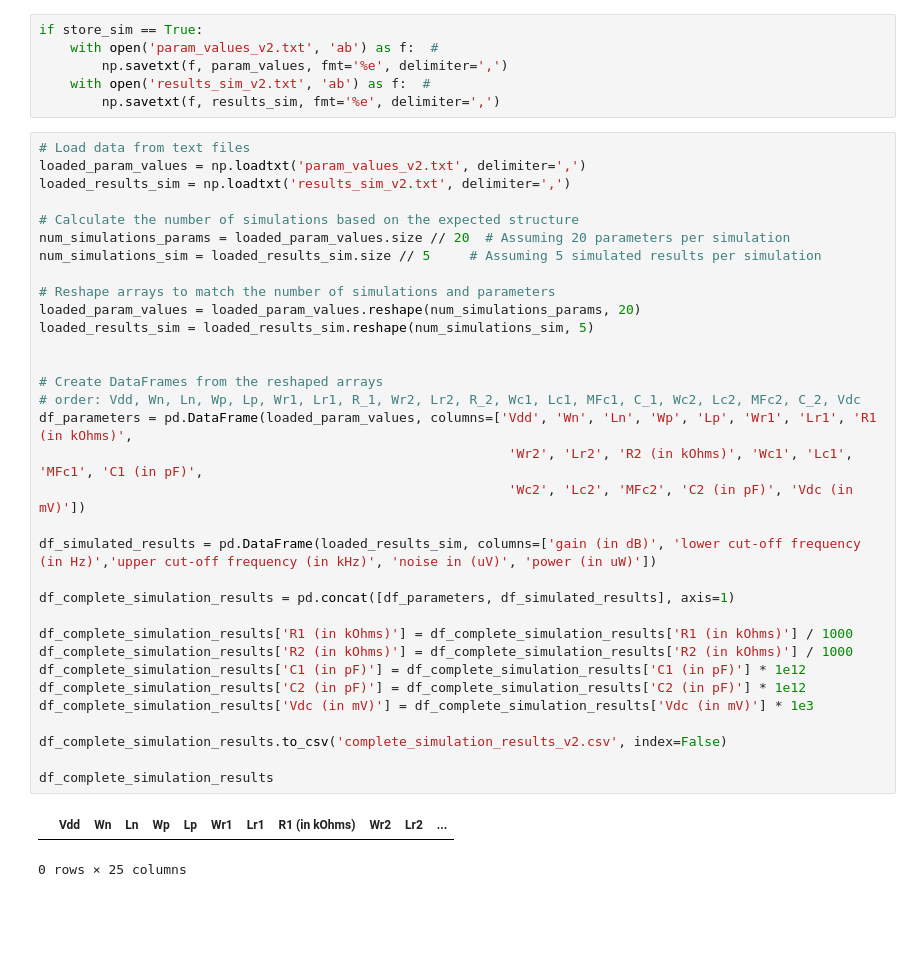
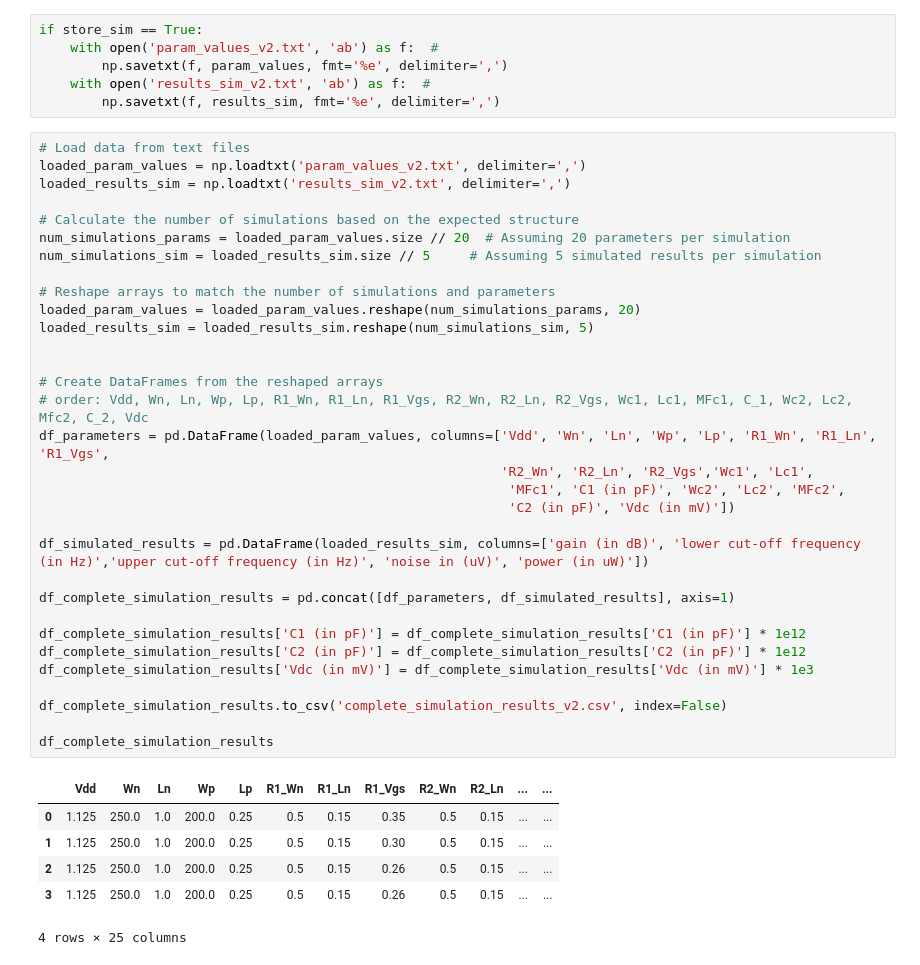
Before and after one commit to miguelcorrea0107/MA2_project, a Jupyter notebook: Amplifier_Inv/python_calc/v2/sim_results_v2.ipynb, the cells around one changed output. Cells and saved outputs as stored; diff of their text form; blank space fills up the shorter version.

```diff
--- a/Amplifier_Inv/python_calc/v2/sim_results_v2.ipynb
+++ b/Amplifier_Inv/python_calc/v2/sim_results_v2.ipynb
@@ -413,36 +426,39 @@ if store_sim == True:
 # %%
 # Load data from text files
 loaded_param_values = np.loadtxt('param_values_v2.txt', delimiter=',')
 loaded_results_sim = np.loadtxt('results_sim_v2.txt', delimiter=',')
 
 # Calculate the number of simulations based on the expected structure
 num_simulations_params = loaded_param_values.size // 20  # Assuming 20 parameters per simulation
 num_simulations_sim = loaded_results_sim.size // 5     # Assuming 5 simulated results per simulation
 
 # Reshape arrays to match the number of simulations and parameters
 loaded_param_values = loaded_param_values.reshape(num_simulations_params, 20)
 loaded_results_sim = loaded_results_sim.reshape(num_simulations_sim, 5)
 
 
 # Create DataFrames from the reshaped arrays
-# order: Vdd, Wn, Ln, Wp, Lp, Wr1, Lr1, R_1, Wr2, Lr2, R_2, Wc1, Lc1, MFc1, C_1, Wc2, Lc2, MFc2, C_2, Vdc
-df_parameters = pd.DataFrame(loaded_param_values, columns=['Vdd', 'Wn', 'Ln', 'Wp', 'Lp', 'Wr1', 'Lr1', 'R1 (in kOhms)',
-                                                            'Wr2', 'Lr2', 'R2 (in kOhms)', 'Wc1', 'Lc1', 'MFc1', 'C1 (in pF)',
-                                                            'Wc2', 'Lc2', 'MFc2', 'C2 (in pF)', 'Vdc (in mV)'])
+# order: Vdd, Wn, Ln, Wp, Lp, R1_Wn, R1_Ln, R1_Vgs, R2_Wn, R2_Ln, R2_Vgs, Wc1, Lc1, MFc1, C_1, Wc2, Lc2, Mfc2, C_2, Vdc
+df_parameters = pd.DataFrame(loaded_param_values, columns=['Vdd', 'Wn', 'Ln', 'Wp', 'Lp', 'R1_Wn', 'R1_Ln', 'R1_Vgs',
+                                                           'R2_Wn', 'R2_Ln', 'R2_Vgs','Wc1', 'Lc1',
+                                                            'MFc1', 'C1 (in pF)', 'Wc2', 'Lc2', 'MFc2',
+                                                            'C2 (in pF)', 'Vdc (in mV)'])
 
-df_simulated_results = pd.DataFrame(loaded_results_sim, columns=['gain (in dB)', 'lower cut-off frequency (in Hz)','upper cut-off frequency (in kHz)', 'noise in (uV)', 'power (in uW)'])
+df_simulated_results = pd.DataFrame(loaded_results_sim, columns=['gain (in dB)', 'lower cut-off frequency (in Hz)','upper cut-off frequency (in Hz)', 'noise in (uV)', 'power (in uW)'])
 
 df_complete_simulation_results = pd.concat([df_parameters, df_simulated_results], axis=1)
 
-df_complete_simulation_results['R1 (in kOhms)'] = df_complete_simulation_results['R1 (in kOhms)'] / 1000
-df_complete_simulation_results['R2 (in kOhms)'] = df_complete_simulation_results['R2 (in kOhms)'] / 1000
 df_complete_simulation_results['C1 (in pF)'] = df_complete_simulation_results['C1 (in pF)'] * 1e12
 df_complete_simulation_results['C2 (in pF)'] = df_complete_simulation_results['C2 (in pF)'] * 1e12
 df_complete_simulation_results['Vdc (in mV)'] = df_complete_simulation_results['Vdc (in mV)'] * 1e3
 
 df_complete_simulation_results.to_csv('complete_simulation_results_v2.csv', index=False)
 
 df_complete_simulation_results
 # %% [output]
-|  | Vdd | Wn | Ln | Wp | Lp | Wr1 | Lr1 | R1 (in kOhms) | Wr2 | Lr2 | ... |
+|  | Vdd | Wn | Ln | Wp | Lp | R1_Wn | R1_Ln | R1_Vgs | R2_Wn | R2_Ln | ... | ... |
+| 0 | 1.125 | 250.0 | 1.0 | 200.0 | 0.25 | 0.5 | 0.15 | 0.35 | 0.5 | 0.15 | ... | ... |
+| 1 | 1.125 | 250.0 | 1.0 | 200.0 | 0.25 | 0.5 | 0.15 | 0.30 | 0.5 | 0.15 | ... | ... |
+| 2 | 1.125 | 250.0 | 1.0 | 200.0 | 0.25 | 0.5 | 0.15 | 0.26 | 0.5 | 0.15 | ... | ... |
+| 3 | 1.125 | 250.0 | 1.0 | 200.0 | 0.25 | 0.5 | 0.15 | 0.26 | 0.5 | 0.15 | ... | ... |
-0 rows × 25 columns
+4 rows × 25 columns
```
Also changed, not shown: parts of 22 cells of this notebook, 14 other files.
